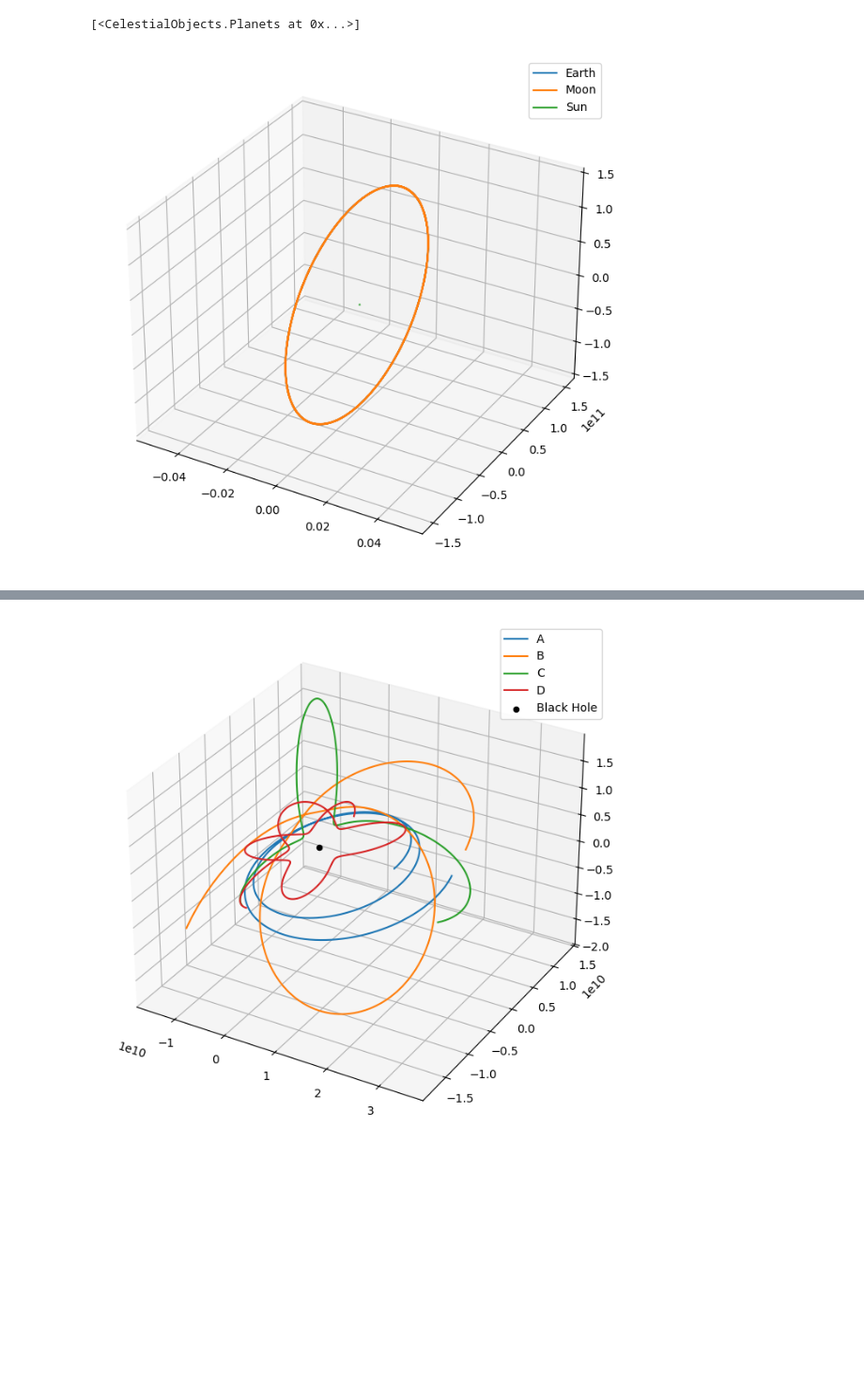
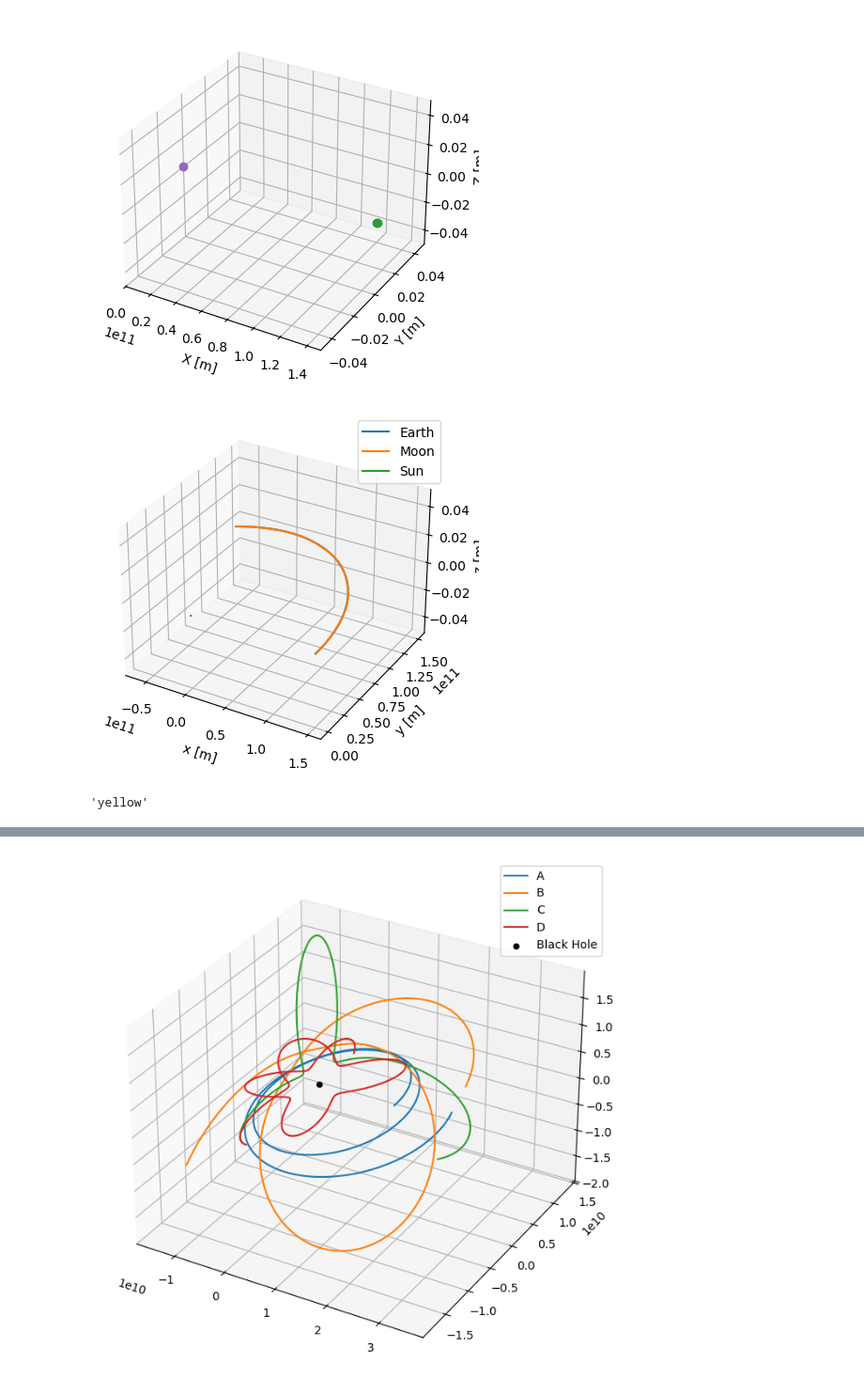
Before and after one commit to Sats2/cosmicBallet, a Jupyter notebook: cosmicBallet/src/three_body_test.ipynb, the cells around one changed output, grey strips where cells are left out. Shown: that part at 94% size. Drawn from its saved outputs; the diff is of its cells as text; code cells hidden in the pictures; blank space fills up the shorter version.

```diff
--- a/cosmicBallet/src/three_body_test.ipynb
+++ b/cosmicBallet/src/three_body_test.ipynb
@@ -22,6 +24,6 @@ Earth = Planets(name="Earth", mass=5.972e24, init_position=[earth_distance,0,0],
 Moon = Planets(name="Moon", mass=7.348e22, init_position=[moon_distance, 0, 0], init_velocity=[0,moon_speed, 0], radius=1e5, planet_type="Rocky", planet_contour="Mars-like", material_property=material)
 #Rock = Planets(name="Rock", mass=3e23, radius=1e6, init_position=[-1.76e8,0,0], init_velocity=[0, 198.0, 0], planet_contour="Earth-like", planet_type="Rocky", material_property=material)
 # %%
-simulation = Simulator(celestial_bodies=[Earth, Moon, Sun], time_step=1000, simulation_time=1e8)
+simulation = Simulator(celestial_bodies=[Earth, Moon, Sun], time_step=1000, simulation_time=1e7)
 # %%
 simulation.solve(formulation="Hamiltonian", solver="forest_ruth", correction=False)
@@ -33,29 +29,0 @@ s = np.array(Rock.trajectory)
-# %%
-#len(simulation.celestial_bodies)
-simulation.celestial_bodies
-simulation.removed_object_list
-# %% [output]
-[<CelestialObjects.Planets at 0x...>]
-# %%
-import matplotlib.pyplot as plt
-
-fig = plt.figure(figsize=(10,8))
-ax = fig.add_subplot(111, projection="3d")
-
-for body in simulation.celestial_bodies:
-    pos = np.array(body.trajectory)
-    if body.object_type != "fragment":
-        ax.plot(pos[:,0], pos[:,1], pos[:,2], label=body.name)
-    else:
-        ax.plot(pos[:,0], pos[:,1], pos[:,2], color="black")
-        pass
-for body in simulation.removed_object_list:
-    pos = np.array(body.trajectory)
-    try:
-        ax.plot(pos[:,0], pos[:,1], pos[:,2], color="red")
-    except IndexError:
-        pass
-plt.legend()
-plt.show()
-# %% [output]
-[figure, removed]
@@ -89,3 +30,8 @@ plotter.close()
+# %%
+simulation.visualize(visualization_type="scientific", save_figure=False, figure_name="Three_Body", animate=True)
+# %% [output]
+[figure, added]
+[figure, added]
 # %%
 from CelestialObjects import Stars, BlackHole
 from MassiveObjectSimulator import SchwarzschildSimulator
@@ -104,3 +50,7 @@ star4 = Stars(name="D", mass=mass, init_position=[0,-distance,0], init_velocity=
 # %%
 sim = SchwarzschildSimulator(dense_body=black_hole, stars=[star1,star2,star3,star4], time_step=1, simulation_time=500)
 sim.solve()
+# %%
+star3.color
+# %% [output]
+'yellow'
```
Also changed, not shown: parts of 5 cells of this notebook, 4 other files.
